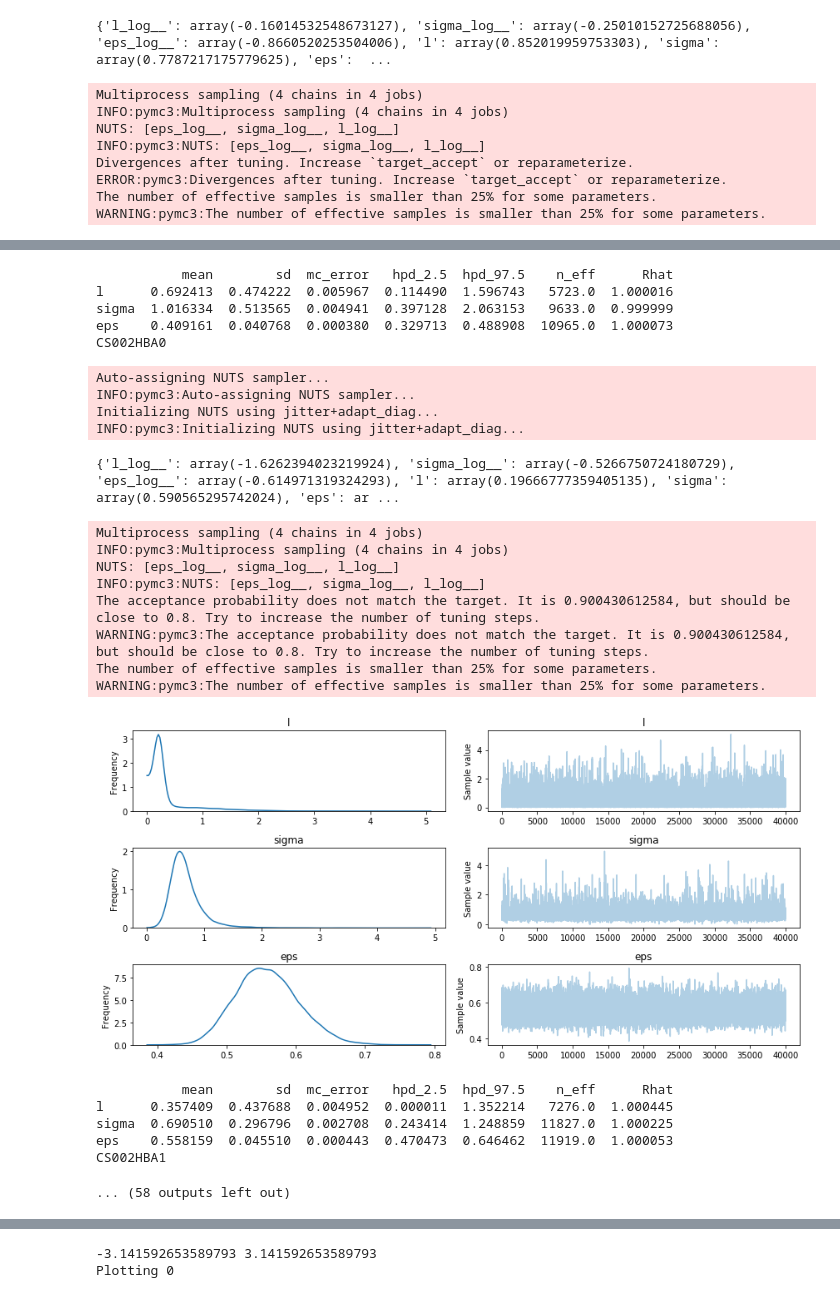
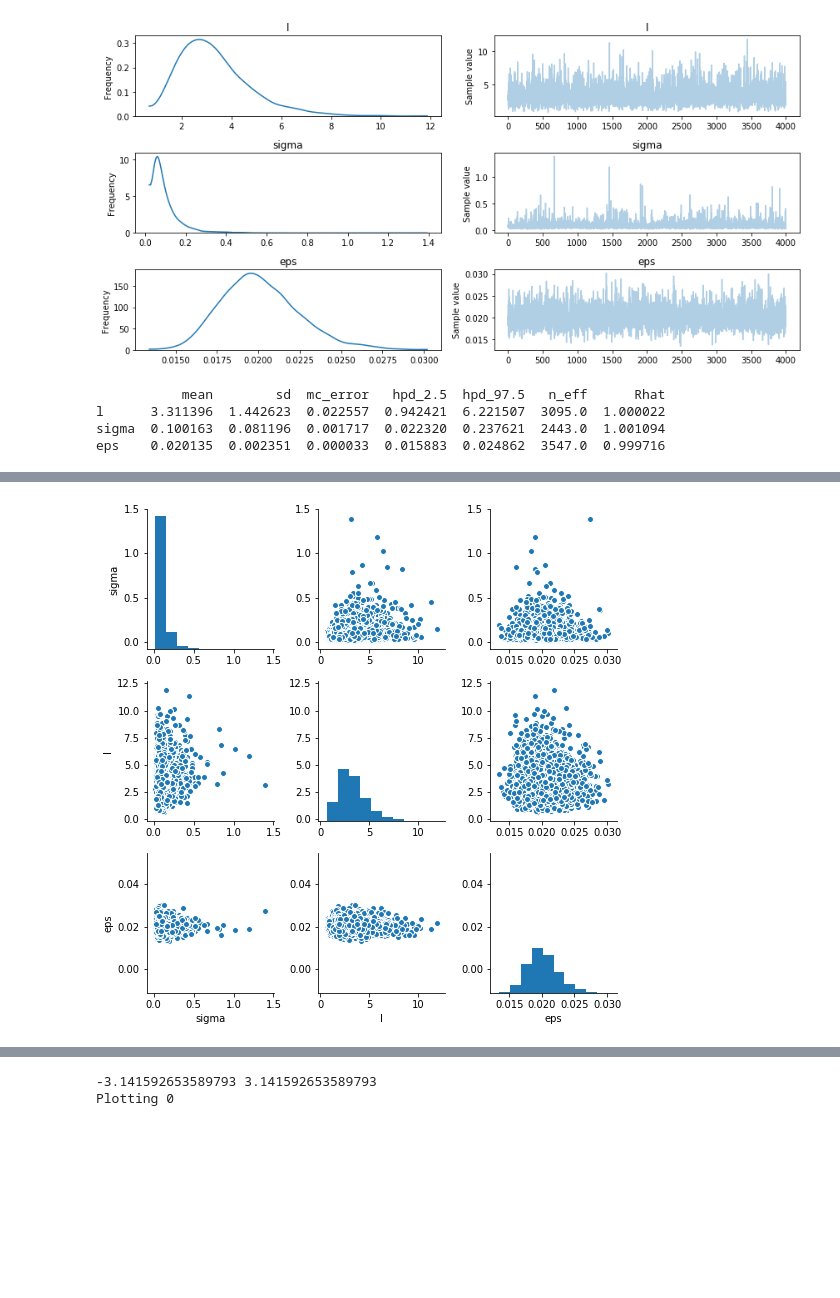
Before and after one commit to Joshuaalbert/IonoTomo, a Jupyter notebook: src/ionotomo/notebooks/ionosphere_characteristics.ipynb, the cells around one changed output, grey strips where cells are left out. Cells and saved outputs as stored; diff of their text form; code cells hidden in the pictures; blank space fills up the shorter version.

```diff
--- a/src/ionotomo/notebooks/ionosphere_characteristics.ipynb
+++ b/src/ionotomo/notebooks/ionosphere_characteristics.ipynb
@@ -10,6 +10,7 @@ import gpflow as gpf
 import pymc3 as pm
 import os
 import pylab as plt
+import seaborn as sns
 
 ###
 # Create radio array
@@ -98,7 +99,7 @@ def simulate_screen(sim,datapack,s=1.01,ls=10.,draw_new=False):
     datapack.set_phase(phase,ant_idx=-1,time_idx=[0],dir_idx=-1,freq_idx=-1)
     return tec
 
-def log_posterior_true(tec,X1, tec_obs, X0):
+def log_posterior_true(tec,X1, tec_obs, X0,samples=1000):
     """
     Calculate the logp of the true underlying.
     tec : array (Nd1,)
@@ -117,10 +118,14 @@ def log_posterior_true(tec,X1, tec_obs, X0):
         y0_ = gp.marginal_likelihood('y0',X0,tec_obs,eps)
         mp = pm.find_MAP()
         print(mp)
-        trace = pm.sample(10000,start={'sigma':0.25,'l':0.25},chains=4)
+        trace = pm.sample(samples,start={'sigma':0.25,'l':0.25},chains=4)
         pm.traceplot(trace,combined=True)
         plt.show()
     print(pm.summary(trace))
+
+    df = pm.trace_to_dataframe(trace, varnames=['sigma','l','eps'])
+    sns.pairplot(df)
+    plt.show()
 
     with model:
         y1_ = gp.conditional('y1',X1)#,given={'X':X0,'y':y0,'noise':0.1})
@@ -133,15 +138,19 @@ def log_posterior_true(tec,X1, tec_obs, X0):
 
     return logp_val
 
-logp = {}
+
+tec = simulate_screen(sim,datapack_screen,draw_new=True)
 d_mask = np.random.choice(Nd2,size=Nd1,replace=False)
-for i in range(10):
-    tec = simulate_screen(sim,datapack_screen,draw_new=True)
-    logp[i] = []
-    for ai in range(1,62):
-        print(antenna_labels[ai])
-        tec_mean = np.mean(tec[ai,0,:])
-        tec_std = np.std(tec[ai,0,:])
-        tec_ = (tec[ai,0,:] - tec_mean) / tec_std
-        logp[i].append(np.mean(log_posterior_true(tec_,X1,tec_[d_mask],X1[d_mask,:])))
+logp = log_posterior_true(tec[51,0,:],X1,tec[51,0,d_mask],X1[d_mask,:])
+# logp = {}
+# d_mask = np.random.choice(Nd2,size=Nd1,replace=False)
+# for i in range(10):
+#     tec = simulate_screen(sim,datapack_screen,draw_new=True)
+#     logp[i] = []
+#     for ai in range(1,62):
+#         print(antenna_labels[ai])
+#         tec_mean = np.mean(tec[ai,0,:])
+#         tec_std = np.std(tec[ai,0,:])
+#         tec_ = (tec[ai,0,:] - tec_mean) / tec_std
+#         logp[i].append(np.mean(log_posterior_true(tec_,X1,tec_[d_mask],X1[d_mask,:])))
 # %% [output]
@@ -154,9 +168,5 @@ INFO:pymc3:Initializing NUTS using jitter+adapt_diag...
+[figure, new version]
-{'l_log__': array(-0.16014532548673127), 'sigma_log__': array(-0.25010152725688056), 'eps_log__': array(-0.8660520253504006), 'l': array(0.852019959753303), 'sigma': array(0.7787217175779625), 'eps':  ...
+           mean        sd  mc_error   hpd_2.5  hpd_97.5   n_eff      Rhat
+l      3.311396  1.442623  0.022557  0.942421  6.221507  3095.0  1.000022
+sigma  0.100163  0.081196  0.001717  0.022320  0.237621  2443.0  1.001094
+eps    0.020135  0.002351  0.000033  0.015883  0.024862  3547.0  0.999716
-Multiprocess sampling (4 chains in 4 jobs)
-INFO:pymc3:Multiprocess sampling (4 chains in 4 jobs)
-NUTS: [eps_log__, sigma_log__, l_log__]
-INFO:pymc3:NUTS: [eps_log__, sigma_log__, l_log__]
-Divergences after tuning. Increase `target_accept` or reparameterize.
-ERROR:pymc3:Divergences after tuning. Increase `target_accept` or reparameterize.
-The number of effective samples is smaller than 25% for some parameters.
-WARNING:pymc3:The number of effective samples is smaller than 25% for some parameters.
@@ -164,25 +173 @@ WARNING:pymc3:The number of effective samples is smaller than 25% for some param
-           mean        sd  mc_error   hpd_2.5  hpd_97.5    n_eff      Rhat
-l      0.692413  0.474222  0.005967  0.114490  1.596743   5723.0  1.000016
-sigma  1.016334  0.513565  0.004941  0.397128  2.063153   9633.0  0.999999
-eps    0.409161  0.040768  0.000380  0.329713  0.488908  10965.0  1.000073
-CS002HBA0
-Auto-assigning NUTS sampler...
-INFO:pymc3:Auto-assigning NUTS sampler...
-Initializing NUTS using jitter+adapt_diag...
-INFO:pymc3:Initializing NUTS using jitter+adapt_diag...
-{'l_log__': array(-1.6262394023219924), 'sigma_log__': array(-0.5266750724180729), 'eps_log__': array(-0.614971319324293), 'l': array(0.19666777359405135), 'sigma': array(0.590565295742024), 'eps': ar ...
-Multiprocess sampling (4 chains in 4 jobs)
-INFO:pymc3:Multiprocess sampling (4 chains in 4 jobs)
-NUTS: [eps_log__, sigma_log__, l_log__]
-INFO:pymc3:NUTS: [eps_log__, sigma_log__, l_log__]
-The acceptance probability does not match the target. It is 0.900430612584, but should be close to 0.8. Try to increase the number of tuning steps.
-WARNING:pymc3:The acceptance probability does not match the target. It is 0.900430612584, but should be close to 0.8. Try to increase the number of tuning steps.
-The number of effective samples is smaller than 25% for some parameters.
-WARNING:pymc3:The number of effective samples is smaller than 25% for some parameters.
-[figure, old version]
+[figure, new version]
-           mean        sd  mc_error   hpd_2.5  hpd_97.5    n_eff      Rhat
-l      0.357409  0.437688  0.004952  0.000011  1.352214   7276.0  1.000445
-sigma  0.690510  0.296796  0.002708  0.243414  1.248859  11827.0  1.000225
-eps    0.558159  0.045510  0.000443  0.470473  0.646462  11919.0  1.000053
-CS002HBA1
-... (58 outputs left out)
```
Also changed, not shown: parts of 3 cells of this notebook, 3 other files.
